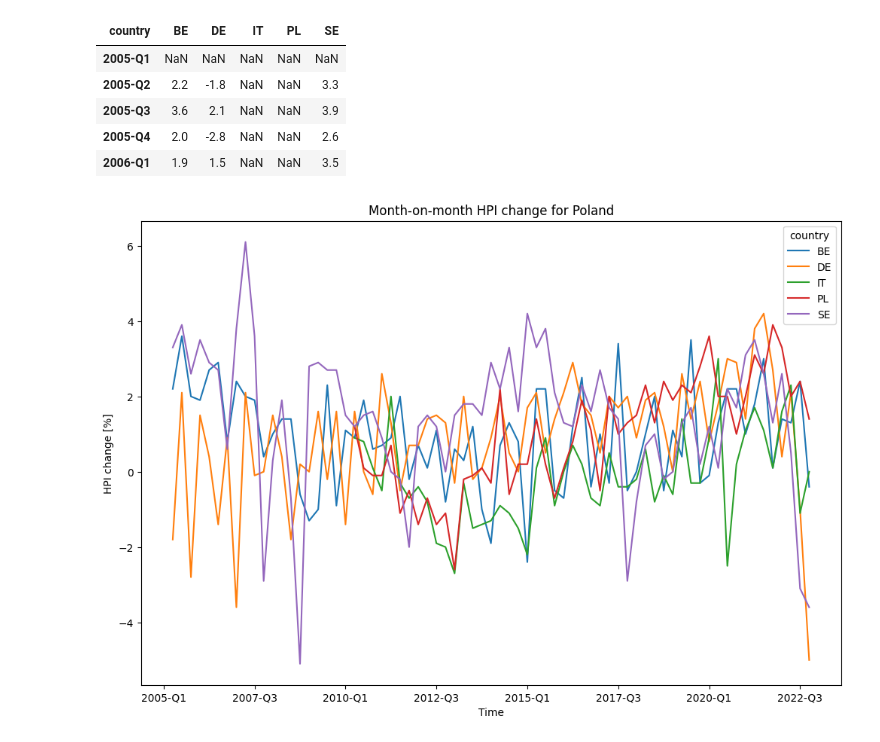
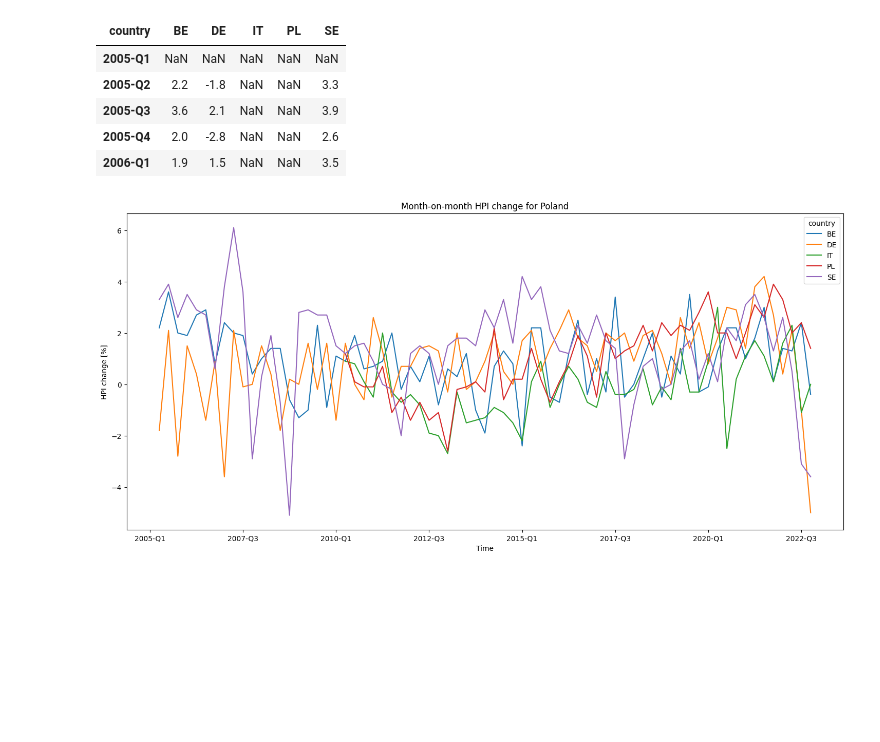
Before and after one commit to Staneesh/almost-philosophy, a Jupyter notebook: notebooks/exploring-data.ipynb, the cells around one changed output. Drawn from its saved outputs; the diff is of its cells as text; code cells hidden in the pictures; blank space fills up the shorter version.

Commit message:
resizing a plot

```diff
--- a/notebooks/exploring-data.ipynb
+++ b/notebooks/exploring-data.ipynb
@@ -48,6 +48,6 @@ hpi.head()
 | 2005-Q4 | 2.0 | -2.8 | NaN | NaN | 2.6 |
 | 2006-Q1 | 1.9 | 1.5 | NaN | NaN | 3.5 |
 # %%
-_ = hpi.plot(xlabel='Time', ylabel='HPI change [%]', title='Month-on-month HPI change for Poland', figsize=(12, 8), legend=True )
+_ = hpi.plot(xlabel='Time', ylabel='HPI change [%]', title='Month-on-month HPI change for Poland', figsize=(18, 8), legend=True )
 # %% [output]
-[figure, old version]
+[figure, new version]
```
